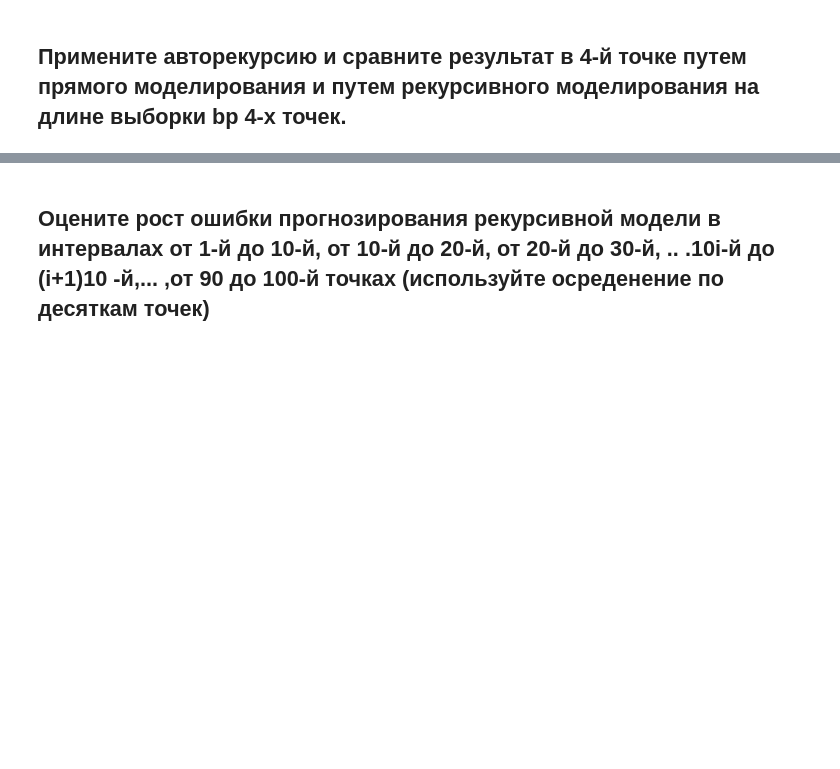
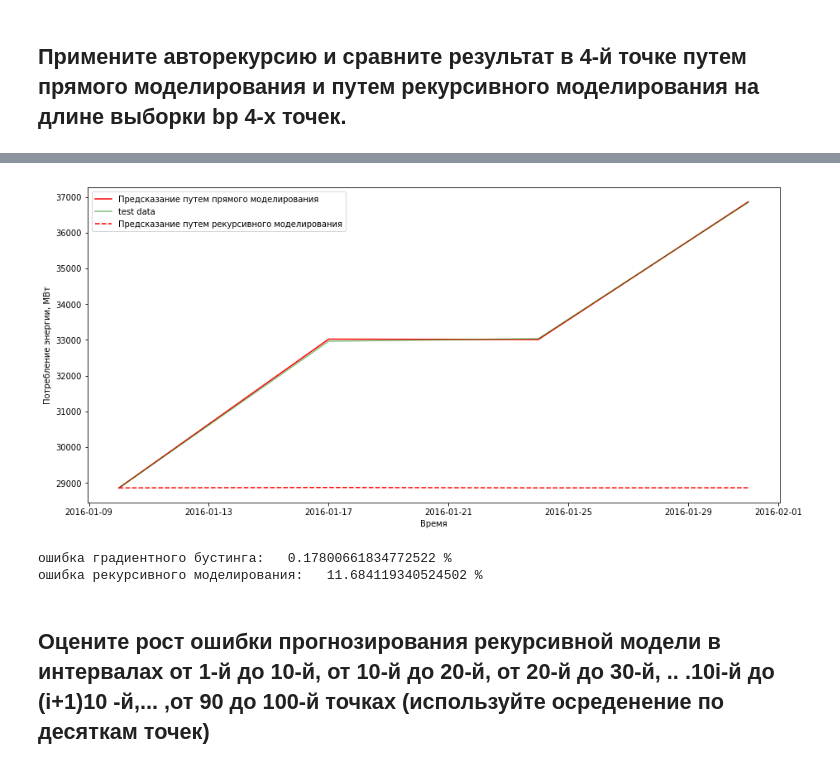
Before and after one commit to annulet/ML, a Jupyter notebook: hw_4_5_time_series.ipynb, the cells around one changed output, grey strips where cells are left out. Drawn from its saved outputs; the diff is of its cells as text; code cells hidden in the pictures; blank space fills up the shorter version.

```diff
--- a/hw_4_5_time_series.ipynb
+++ b/hw_4_5_time_series.ipynb
@@ -189,31 +250,33 @@ print('ошибка градиентного бустинга :  ', er_g_1, '%')
+# %%
+X_test_rec = X_test_4.copy()
+y_test_rec = X_test_pred_gb_4.copy()
 # %%
-#['PJME_MW', 'dayofweek', 'd_w7', 'exp_0_05', 't1', 't6']
-X_test_rec = X_test.copy()
-y_test_rec = y_test_pred_g.copy()
 N = 4
 for i in range(N):
-    y_test_rec[i] = model_g_best.predict(X_test_rec[i, :].reshape((1, 6)))
-    X_test_rec[i+1, 0] = y_test_rec[i]
-    X_test_rec[i+1, 4] = X_test_rec[i, 0]
-    if i>4:
-        X_test_rec[i+1, 5] = X_test_rec[i-5, 0]
+    y_test_rec[i] = model_gb.predict(X_test_rec.iloc[i, :].values.reshape((1, -1)))
+    X_test_rec.iloc[i + 1, 0] = y_test_rec[i]
 # %%
 plt.figure( figsize=( 15, 7 ))
 
 
 plt.xlabel('Время')
 plt.ylabel('Потребление энергии, МВт')
-plt.plot(test.index[1: N+1], y_test_pred_g_4[:N], 'r', label='Предсказание путем прямого моделирования' )
-plt.plot(test.index[1: N+1], y_test[:N], 'g', label='test data', alpha=0.5)
+plt.plot(test.index[1: N+1], X_test_pred_gb_4[:N], 'r', label='Предсказание путем прямого моделирования' )
+plt.plot(test.index[1: N+1], y_test_4[:N], 'g', label='test data', alpha=0.5)
 plt.plot(test.index[1: N+1], y_test_rec[:N], '--r', label='Предсказание путем рекурсивного моделирования')
 
 plt.legend()
 plt.show()
+# %% [output]
+[figure, added]
 # %%
-er_g_rec = mean_absolute_percentage_error(y_true=y_test[:N], y_pred=y_test_rec[:N])
+er_g_rec = mean_absolute_percentage_error(y_true=y_test_4[:N], y_pred=y_test_rec[:N])
 
 print('ошибка градиентного бустинга:  ', er_g_4, '%')
 print('ошибка рекурсивного моделирования:  ', er_g_rec, '%')
+# %% [output]
+ошибка градиентного бустинга:   0.17800661834772522 %
+ошибка рекурсивного моделирования:   11.684119340524502 %
 # %% [markdown]
 ## Оцените рост ошибки прогнозирования рекурсивной модели в интервалах от 1-й до 10-й, от 10-й до 20-й, от 20-й до 30-й, .. .10i-й до (i+1)10 -й,... ,от 90 до 100-й точках (используйте осреденение по десяткам точек)
 # %%
```
Also changed, not shown: parts of 34 cells of this notebook.
